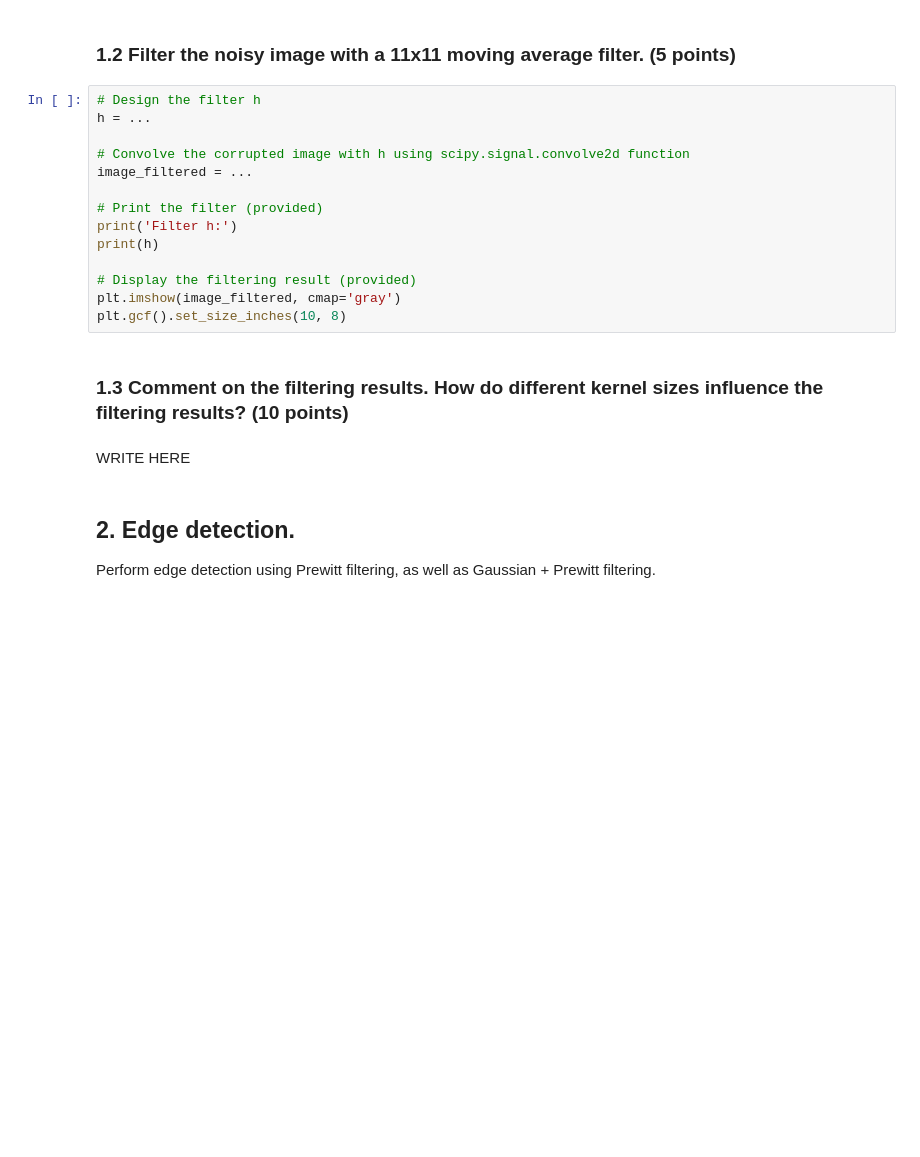
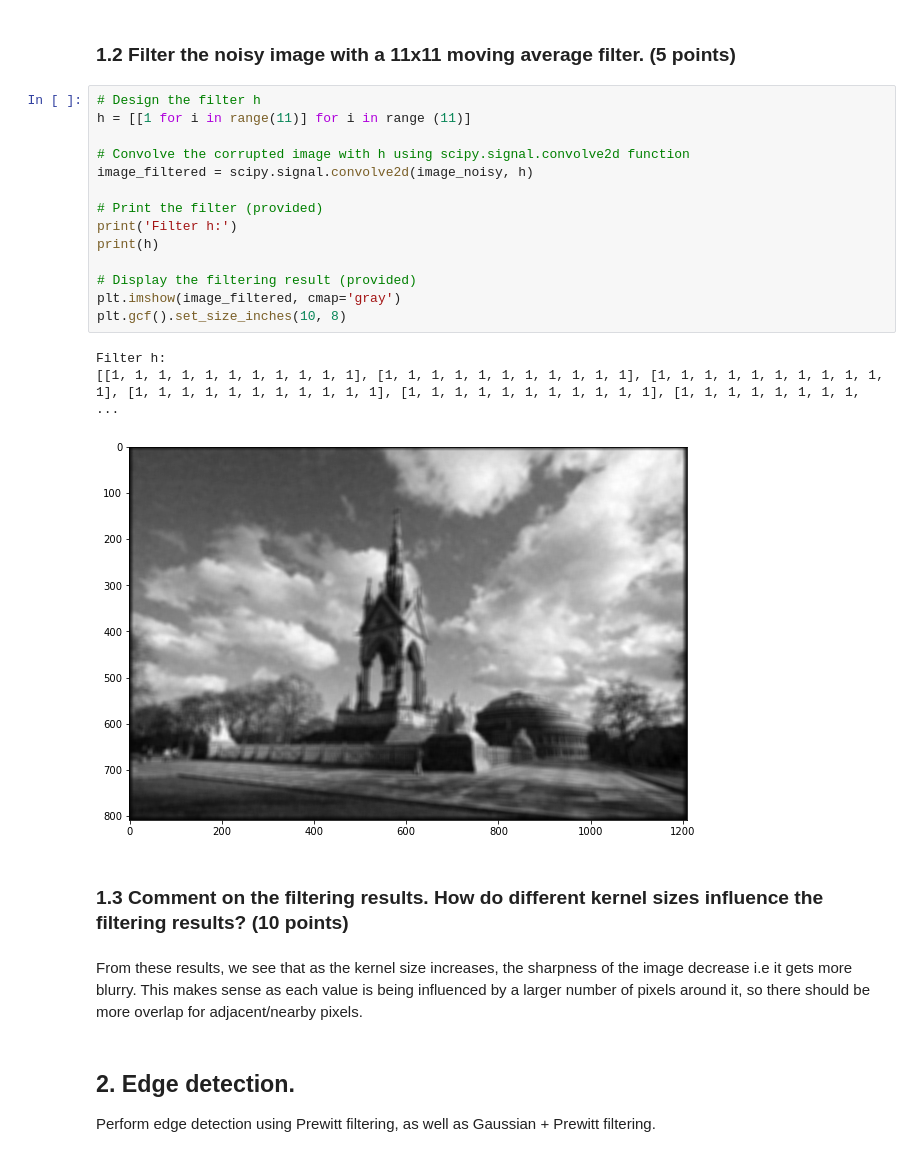
Before and after one commit to wdhg/Computer_Vision_2022, a Jupyter notebook: coursework_01/coursework_01.ipynb, the cells around one changed output. Cells and saved outputs as stored; diff of their text form; blank space fills up the shorter version.

```diff
--- a/coursework_01/coursework_01.ipynb
+++ b/coursework_01/coursework_01.ipynb
@@ -69,22 +81,26 @@ plt.gcf().set_size_inches(10, 8)
 ### 1.2 Filter the noisy image with a 11x11 moving average filter. (5 points)
 # %%
 # Design the filter h
-h = ...
+h = [[1 for i in range(11)] for i in range (11)]
 
 # Convolve the corrupted image with h using scipy.signal.convolve2d function
-image_filtered = ...
+image_filtered = scipy.signal.convolve2d(image_noisy, h)
 
 # Print the filter (provided)
 print('Filter h:')
 print(h)
 
 # Display the filtering result (provided)
 plt.imshow(image_filtered, cmap='gray')
 plt.gcf().set_size_inches(10, 8)
+# %% [output]
+Filter h:
+[[1, 1, 1, 1, 1, 1, 1, 1, 1, 1, 1], [1, 1, 1, 1, 1, 1, 1, 1, 1, 1, 1], [1, 1, 1, 1, 1, 1, 1, 1, 1, 1, 1], [1, 1, 1, 1, 1, 1, 1, 1, 1, 1, 1], [1, 1, 1, 1, 1, 1, 1, 1, 1, 1, 1], [1, 1, 1, 1, 1, 1, 1, 1, ...
+[figure, added]
 # %% [markdown]
 ### 1.3 Comment on the filtering results. How do different kernel sizes influence the filtering results? (10 points)
-# %% [markdown]
-WRITE HERE
+# %% [markdown]
+From these results, we see that as the kernel size increases, the sharpness of the image decrease i.e it gets more blurry. This makes sense as each value is being influenced by a larger number of pixels around it, so there should be more overlap for adjacent/nearby pixels.
 # %% [markdown]
 ## 2. Edge detection.
 
```
Also changed, not shown: parts of 14 cells of this notebook.
